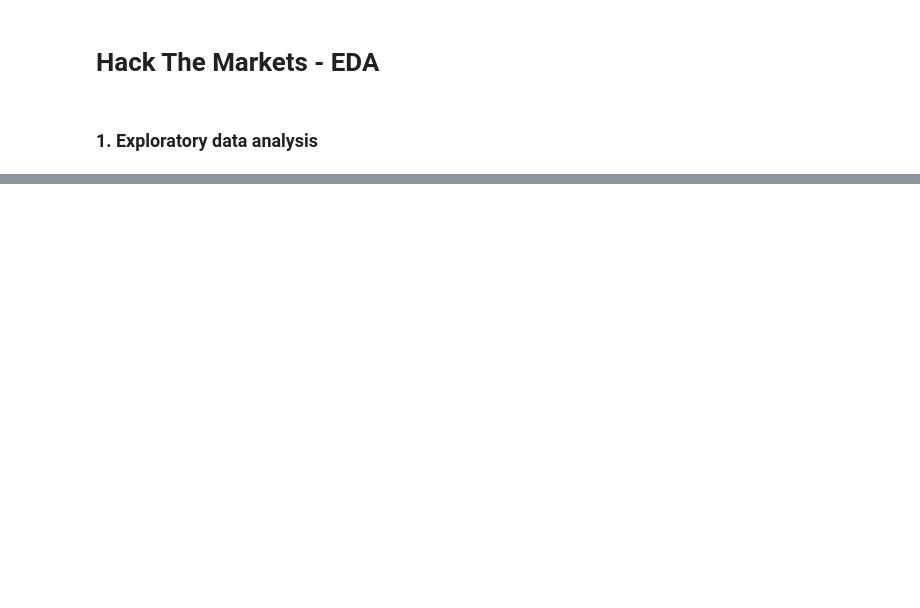
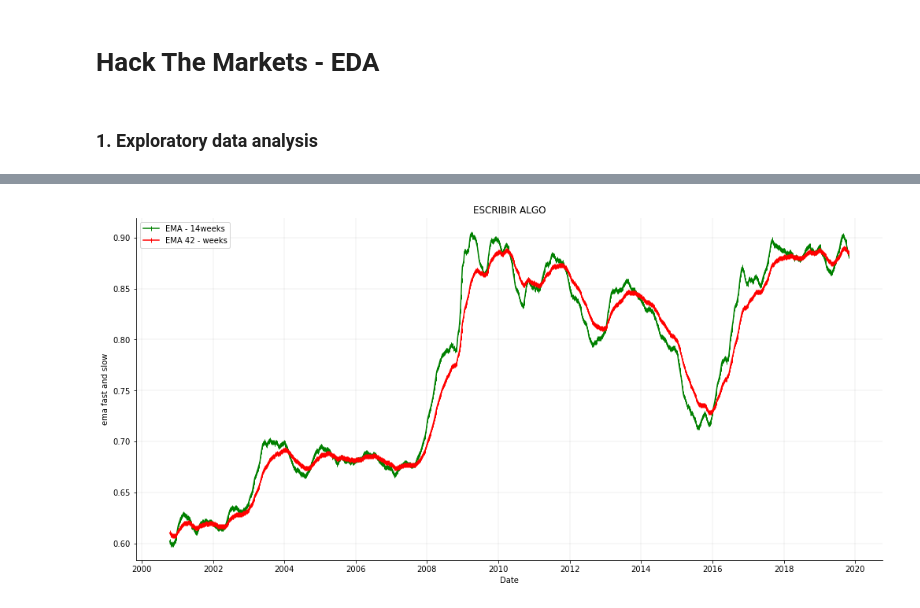
Before and after one commit to MartaBallesterB/FemHack---Hack-The-Markets, a Jupyter notebook: Untitled.ipynb, the cells around one changed output, grey strips where cells are left out. Drawn from its saved outputs; the diff is of its cells as text; code cells hidden in the pictures; blank space fills up the shorter version.

```diff
--- a/Untitled.ipynb
+++ b/Untitled.ipynb
@@ -67,0 +132,20 @@ plt.show()
+# %%
+# Creo un nuevo dataset a partir de la fila 41, para eliminar los valores faltantes del inicio
+ema = eurolibra[41:]
+
+# create figure and axis objects with subplots()
+fig,ax=plt.subplots(figsize=(17,8))
+ax.plot(ema.Date, ema.ema_fast, marker="|", color='green', label='EMA - 14weeks')
+ax.set_xlabel("Date")
+ax.set_ylabel("ema fast and slow")
+ax.plot(ema.Date, ema["ema_slow"], marker="|", color='red',  label='EMA 42 - weeks')
+plt.title('ESCRIBIR ALGO')
+
+ax.spines['top'].set_visible(False)
+ax.spines['right'].set_visible(False)
+#adds major gridlines
+ax.grid(color='grey', linestyle='-', linewidth=0.25, alpha=0.5)
+ax.legend()
+plt.show()
+# %% [output]
+[figure, added]
```
Also changed, not shown: parts of 20 cells of this notebook.
